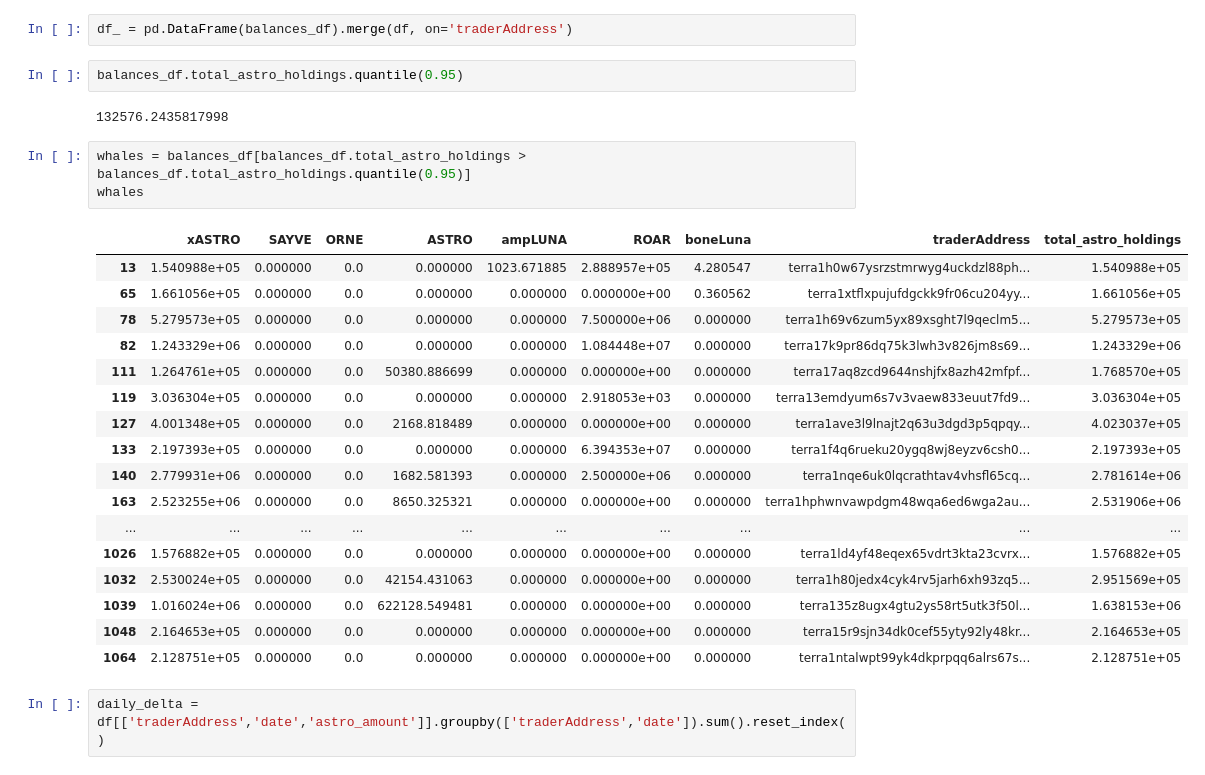
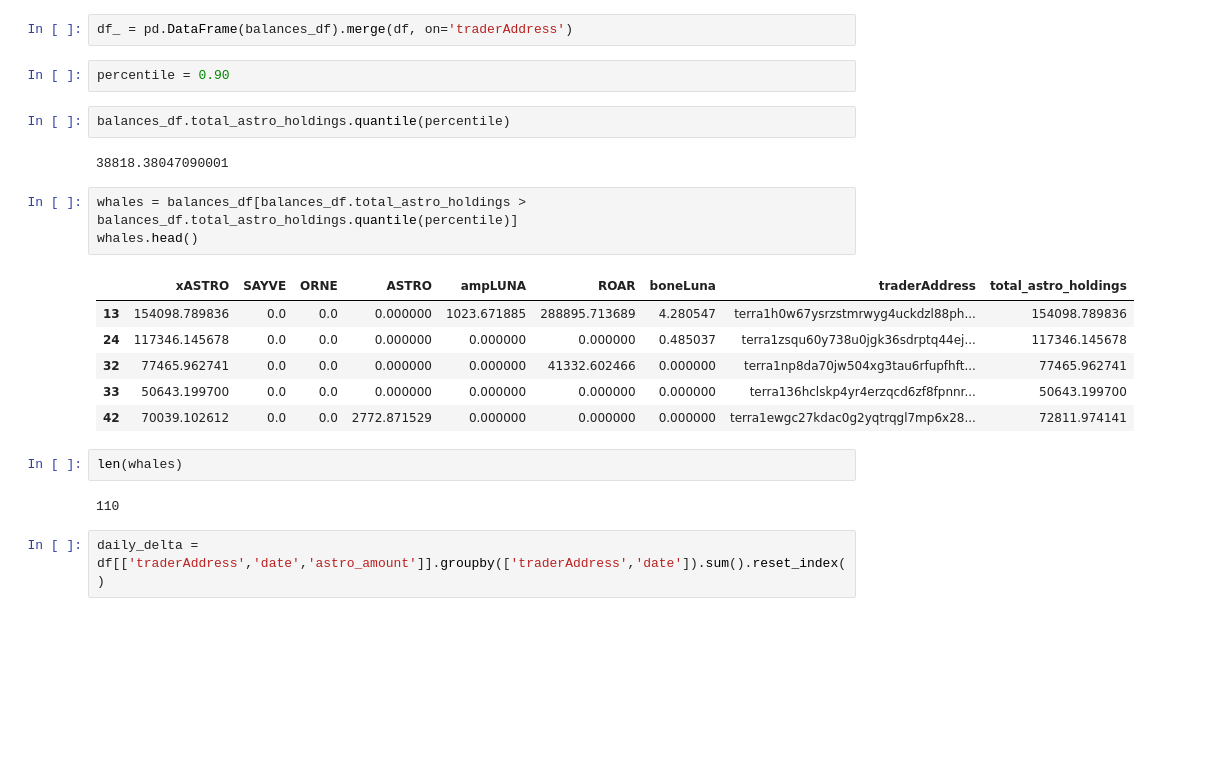
Before and after one commit to IncioMan/cosmos-activities-dashboard, a Jupyter notebook: python/astro_analysis.ipynb, the cells around one changed output. Cells and saved outputs as stored; diff of their text form; blank space fills up the shorter version.

```diff
--- a/python/astro_analysis.ipynb
+++ b/python/astro_analysis.ipynb
@@ -110,31 +110,26 @@ balances_df = pd.DataFrame(balances)
 balances_df['total_astro_holdings'] = balances_df['ASTRO'] + balances_df['xASTRO']
 # %%
 df_ = pd.DataFrame(balances_df).merge(df, on='traderAddress')
+# %%
+percentile = 0.90
 # %%
-balances_df.total_astro_holdings.quantile(0.95)
+balances_df.total_astro_holdings.quantile(percentile)
 # %% [output]
-132576.2435817998
+38818.38047090001
 # %%
-whales = balances_df[balances_df.total_astro_holdings > balances_df.total_astro_holdings.quantile(0.95)]
-whales
+whales = balances_df[balances_df.total_astro_holdings > balances_df.total_astro_holdings.quantile(percentile)]
+whales.head()
 # %% [output]
 |  | xASTRO | SAYVE | ORNE | ASTRO | ampLUNA | ROAR | boneLuna | traderAddress | total_astro_holdings |
-| 13 | 1.540988e+05 | 0.000000 | 0.0 | 0.000000 | 1023.671885 | 2.888957e+05 | 4.280547 | terra1h0w67ysrzstmrwyg4uckdzl88ph... | 1.540988e+05 |
-| 65 | 1.661056e+05 | 0.000000 | 0.0 | 0.000000 | 0.000000 | 0.000000e+00 | 0.360562 | terra1xtflxpujufdgckk9fr06cu204yy... | 1.661056e+05 |
-| 78 | 5.279573e+05 | 0.000000 | 0.0 | 0.000000 | 0.000000 | 7.500000e+06 | 0.000000 | terra1h69v6zum5yx89xsght7l9qeclm5... | 5.279573e+05 |
-| 82 | 1.243329e+06 | 0.000000 | 0.0 | 0.000000 | 0.000000 | 1.084448e+07 | 0.000000 | terra17k9pr86dq75k3lwh3v826jm8s69... | 1.243329e+06 |
-| 111 | 1.264761e+05 | 0.000000 | 0.0 | 50380.886699 | 0.000000 | 0.000000e+00 | 0.000000 | terra17aq8zcd9644nshjfx8azh42mfpf... | 1.768570e+05 |
-| 119 | 3.036304e+05 | 0.000000 | 0.0 | 0.000000 | 0.000000 | 2.918053e+03 | 0.000000 | terra13emdyum6s7v3vaew833euut7fd9... | 3.036304e+05 |
-| 127 | 4.001348e+05 | 0.000000 | 0.0 | 2168.818489 | 0.000000 | 0.000000e+00 | 0.000000 | terra1ave3l9lnajt2q63u3dgd3p5qpqy... | 4.023037e+05 |
-| 133 | 2.197393e+05 | 0.000000 | 0.0 | 0.000000 | 0.000000 | 6.394353e+07 | 0.000000 | terra1f4q6rueku20ygq8wj8eyzv6csh0... | 2.197393e+05 |
-| 140 | 2.779931e+06 | 0.000000 | 0.0 | 1682.581393 | 0.000000 | 2.500000e+06 | 0.000000 | terra1nqe6uk0lqcrathtav4vhsfl65cq... | 2.781614e+06 |
-| 163 | 2.523255e+06 | 0.000000 | 0.0 | 8650.325321 | 0.000000 | 0.000000e+00 | 0.000000 | terra1hphwnvawpdgm48wqa6ed6wga2au... | 2.531906e+06 |
-| ... | ... | ... | ... | ... | ... | ... | ... | ... | ... |
-| 1026 | 1.576882e+05 | 0.000000 | 0.0 | 0.000000 | 0.000000 | 0.000000e+00 | 0.000000 | terra1ld4yf48eqex65vdrt3kta23cvrx... | 1.576882e+05 |
-| 1032 | 2.530024e+05 | 0.000000 | 0.0 | 42154.431063 | 0.000000 | 0.000000e+00 | 0.000000 | terra1h80jedx4cyk4rv5jarh6xh93zq5... | 2.951569e+05 |
-| 1039 | 1.016024e+06 | 0.000000 | 0.0 | 622128.549481 | 0.000000 | 0.000000e+00 | 0.000000 | terra135z8ugx4gtu2ys58rt5utk3f50l... | 1.638153e+06 |
-| 1048 | 2.164653e+05 | 0.000000 | 0.0 | 0.000000 | 0.000000 | 0.000000e+00 | 0.000000 | terra15r9sjn34dk0cef55yty92ly48kr... | 2.164653e+05 |
-| 1064 | 2.128751e+05 | 0.000000 | 0.0 | 0.000000 | 0.000000 | 0.000000e+00 | 0.000000 | terra1ntalwpt99yk4dkprpqq6alrs67s... | 2.128751e+05 |
+| 13 | 154098.789836 | 0.0 | 0.0 | 0.000000 | 1023.671885 | 288895.713689 | 4.280547 | terra1h0w67ysrzstmrwyg4uckdzl88ph... | 154098.789836 |
+| 24 | 117346.145678 | 0.0 | 0.0 | 0.000000 | 0.000000 | 0.000000 | 0.485037 | terra1zsqu60y738u0jgk36sdrptq44ej... | 117346.145678 |
+| 32 | 77465.962741 | 0.0 | 0.0 | 0.000000 | 0.000000 | 41332.602466 | 0.000000 | terra1np8da70jw504xg3tau6rfupfhft... | 77465.962741 |
+| 33 | 50643.199700 | 0.0 | 0.0 | 0.000000 | 0.000000 | 0.000000 | 0.000000 | terra136hclskp4yr4erzqcd6zf8fpnnr... | 50643.199700 |
+| 42 | 70039.102612 | 0.0 | 0.0 | 2772.871529 | 0.000000 | 0.000000 | 0.000000 | terra1ewgc27kdac0g2yqtrqgl7mp6x28... | 72811.974141 |
+# %%
+len(whales)
+# %% [output]
+110
 # %%
 daily_delta = df[['traderAddress','date','astro_amount']].groupby(['traderAddress','date']).sum().reset_index()
 # %%
```
Also changed, not shown: parts of 8 cells of this notebook, 9 other files.
